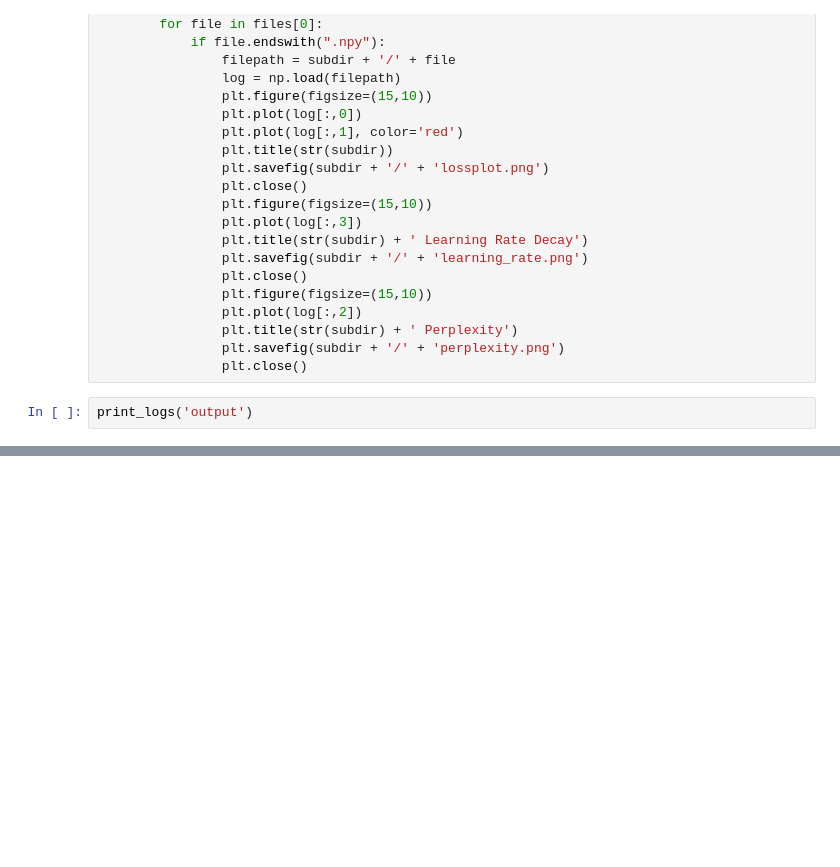
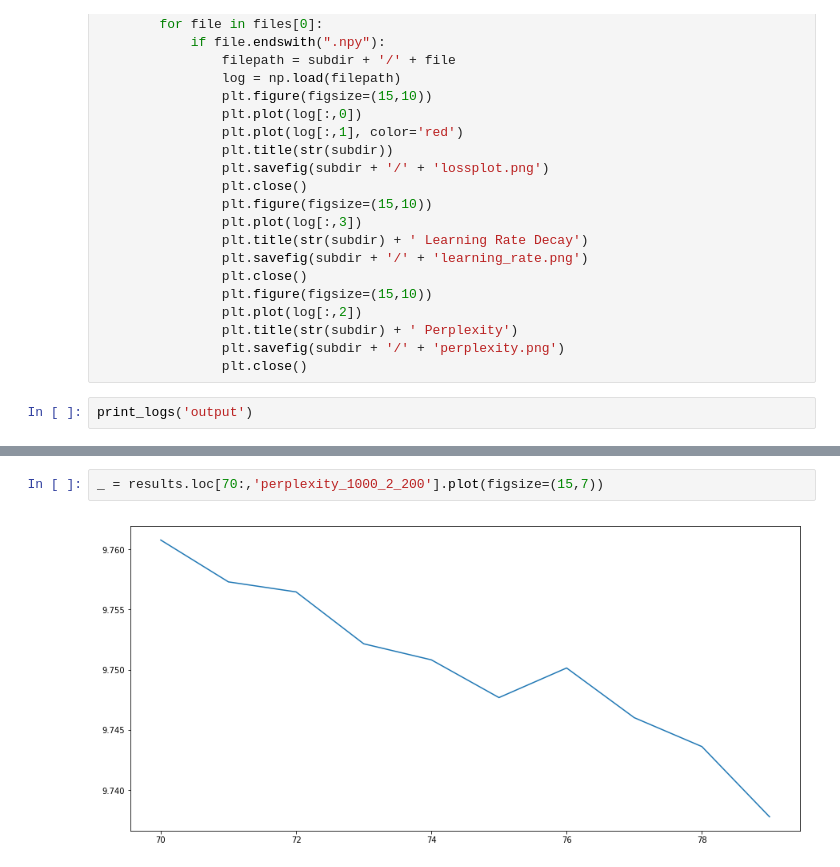
Before and after one commit to domplexity/MusicRNN, a Jupyter notebook: loss_analysis.ipynb, the cells around one changed output, grey strips where cells are left out. Saved outputs shown, nothing was run; the diff lists cells and outputs as text; blank space fills up the shorter version.

```diff
--- a/loss_analysis.ipynb
+++ b/loss_analysis.ipynb
@@ -32,0 +53,4 @@ print_logs('output')
+# %%
+_ = results.loc[70:,'perplexity_1000_2_200'].plot(figsize=(15,7))
+# %% [output]
+[figure, added]
```
Also changed, not shown: parts of 4 cells of this notebook, 1 other file.
